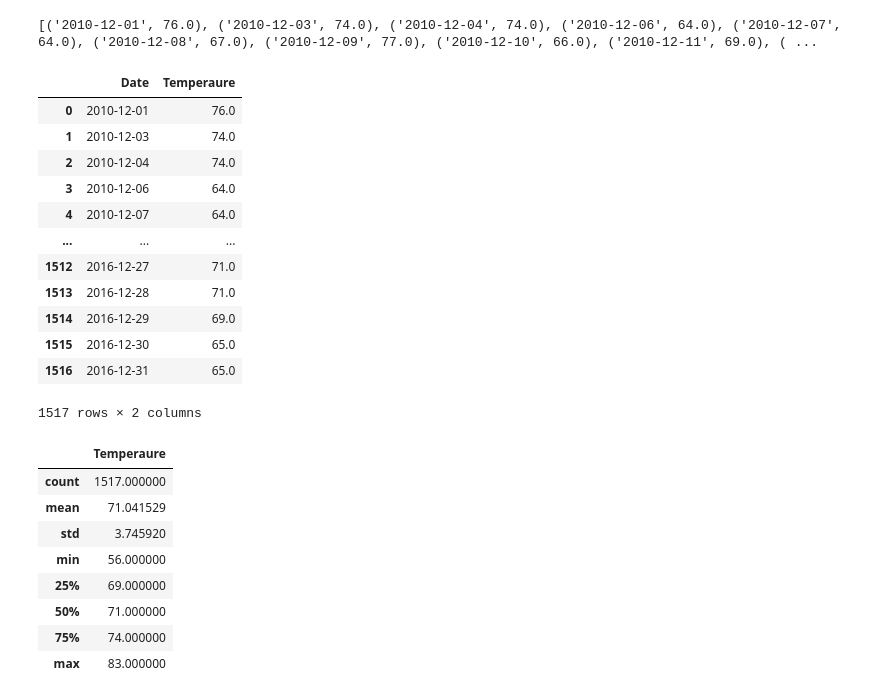
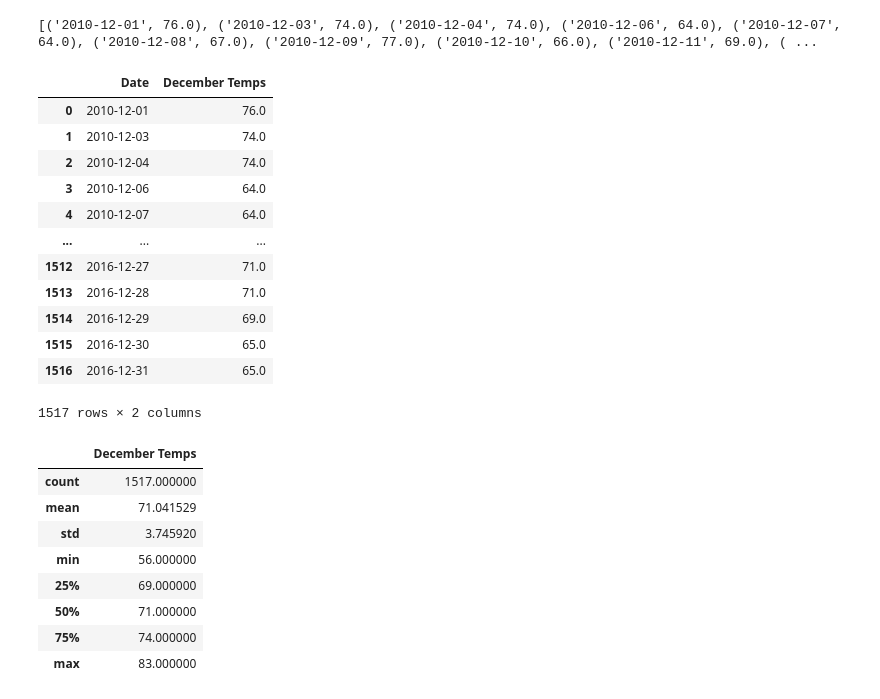
Before and after one commit to DanielaG0627/surfs_up, a Jupyter notebook: SurfsUp_Challenge.ipynb, the cells around one changed output. Cells and saved outputs as stored; diff of their text form; code cells hidden in the pictures.

Commit message:
Fixed column names for summary statistics DF

```diff
--- a/SurfsUp_Challenge.ipynb
+++ b/SurfsUp_Challenge.ipynb
@@ -75,10 +75,10 @@ print(dec_temp)
 [('2010-12-01', 76.0), ('2010-12-03', 74.0), ('2010-12-04', 74.0), ('2010-12-06', 64.0), ('2010-12-07', 64.0), ('2010-12-08', 67.0), ('2010-12-09', 77.0), ('2010-12-10', 66.0), ('2010-12-11', 69.0), ( ...
 # %%
 # 8. Create a DataFrame from the list of temperatures for the month of December.
-dectemp_df = pd.DataFrame(dec_temp, columns=['Date','Temperaure'])
+dectemp_df = pd.DataFrame(dec_temp, columns=['Date','December Temps'])
 dectemp_df
 # %% [output]
-|  | Date | Temperaure |
+|  | Date | December Temps |
 | 0 | 2010-12-01 | 76.0 |
 | 1 | 2010-12-03 | 74.0 |
 | 2 | 2010-12-04 | 74.0 |
@@ -95,7 +95,7 @@ dectemp_df
 # 9. Calculate and print out the summary statistics for the Decemeber temperature DataFrame.
 dectemp_df.describe()
 # %% [output]
-|  | Temperaure |
+|  | December Temps |
 | count | 1517.000000 |
 | mean | 71.041529 |
 | std | 3.745920 |
```
Also changed, not shown: parts of 2 cells of this notebook.
